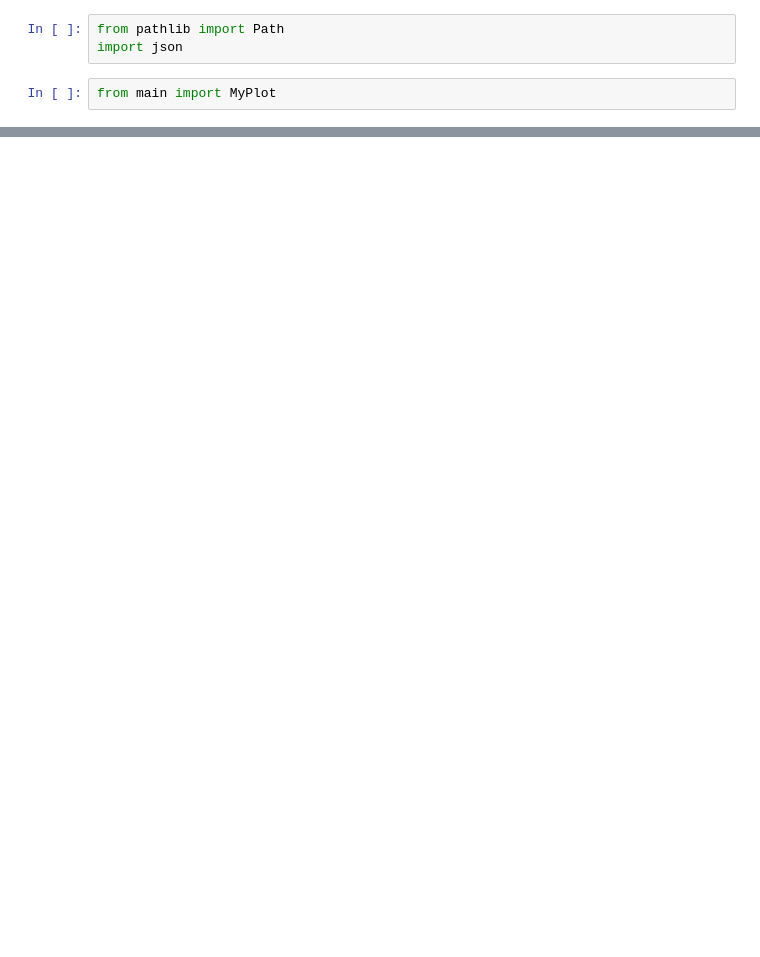
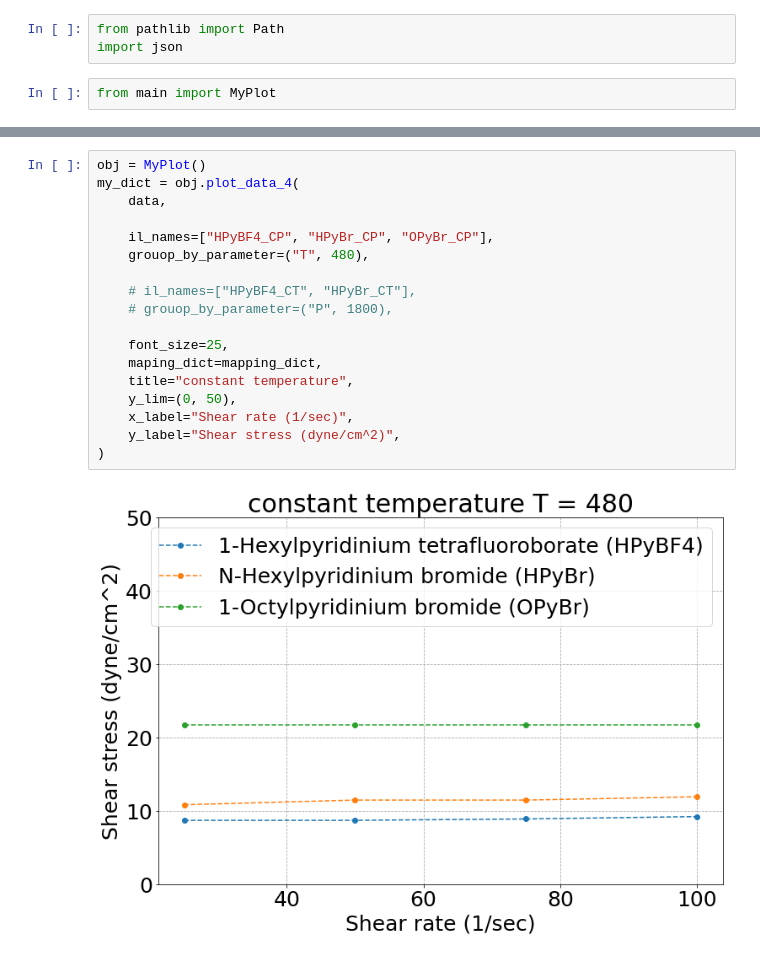
Before and after one commit to Atashnezhad/hpht, a Jupyter notebook: P05.ipynb, the cells around one changed output, grey strips where cells are left out. Drawn from its saved outputs; the diff is of its cells as text; blank space fills up the shorter version.

```diff
--- a/P05.ipynb
+++ b/P05.ipynb
@@ -42,0 +65,20 @@ obj = MyPlot(data["HPyBF4_CP"], "SR", "cP", "T")
+# %%
+obj = MyPlot()
+my_dict = obj.plot_data_4(
+    data,
+
+    il_names=["HPyBF4_CP", "HPyBr_CP", "OPyBr_CP"],
+    grouop_by_parameter=("T", 480),
+
+    # il_names=["HPyBF4_CT", "HPyBr_CT"],
+    # grouop_by_parameter=("P", 1800),
+
+    font_size=25,
+    maping_dict=mapping_dict,
+    title="constant temperature",
+    y_lim=(0, 50),
+    x_label="Shear rate (1/sec)",
+    y_label="Shear stress (dyne/cm^2)",
+)
+# %% [output]
+[figure, added]
```
Also changed, not shown: parts of 14 cells of this notebook, 3 other files.
